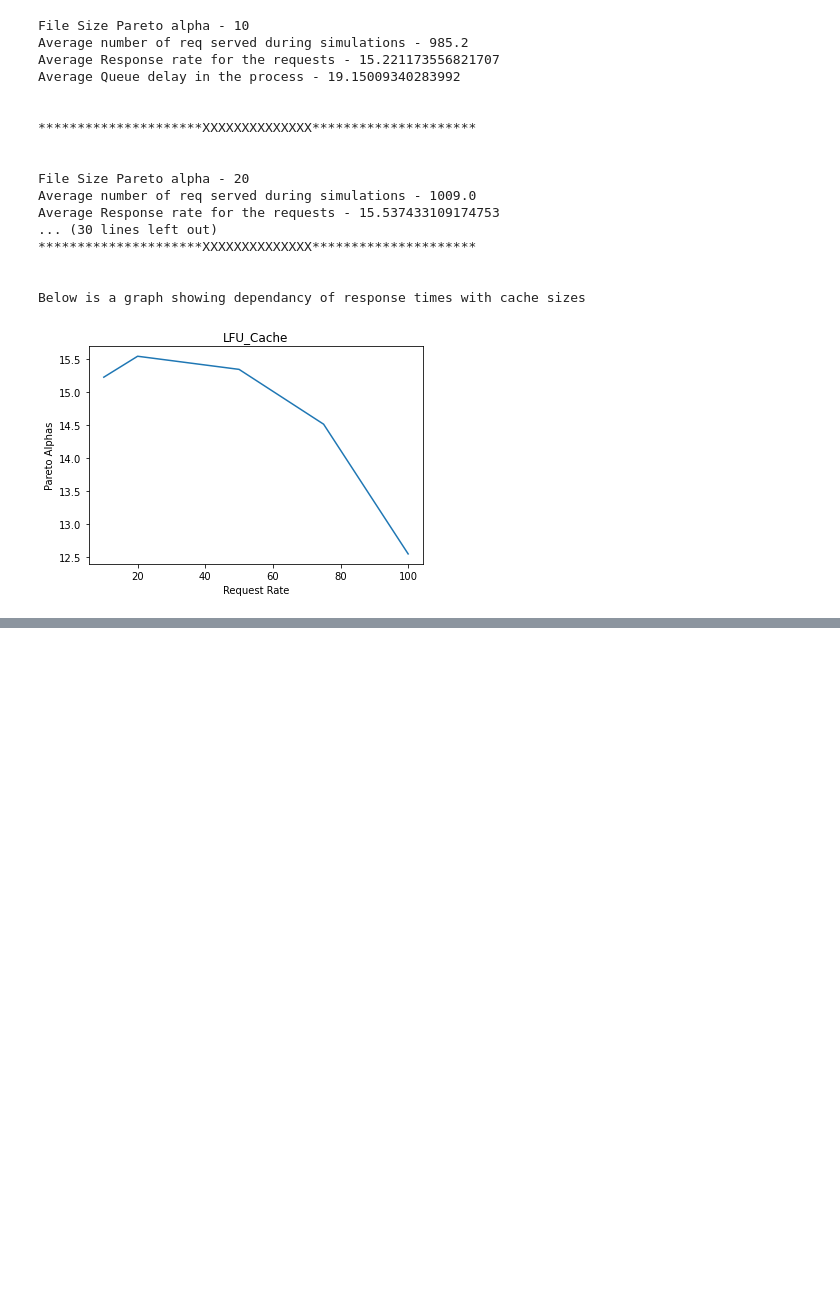
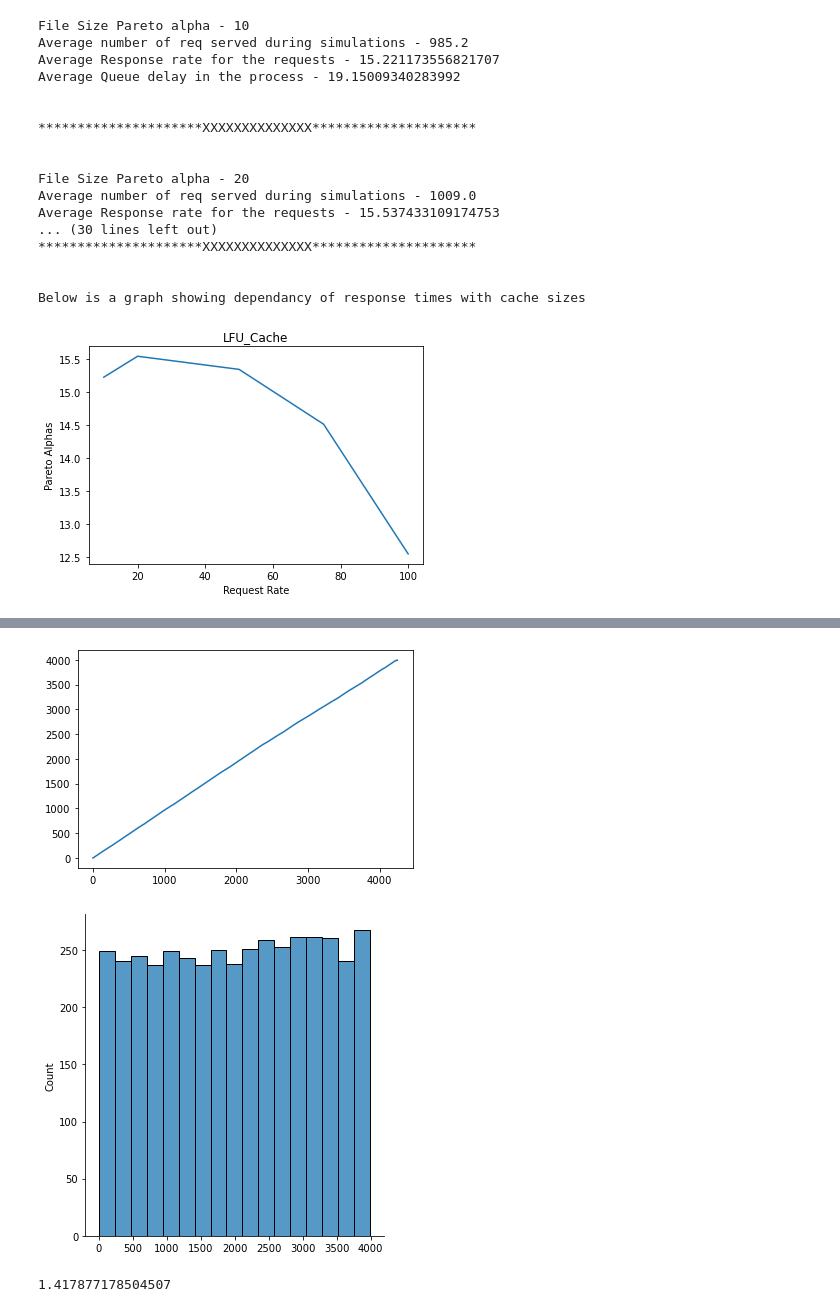
Before and after one commit to Sumeet2807/Cache-Simulator, a Jupyter notebook: simulator.ipynb, the cells around one changed output, grey strips where cells are left out. Cells and saved outputs as stored; diff of their text form; code cells hidden in the pictures; blank space fills up the shorter version.

```diff
--- a/simulator.ipynb
+++ b/simulator.ipynb
@@ -329,0 +393,14 @@ Below is a graph showing dependancy of response times with cache sizes
+# %%
+p = sns.lineplot(data=sim.fifo_size)
+# p.set_xlim(0,10)
+plt.show()
+p = sns.displot(sim.fifo_size)
+# p.set_xlim(0,10)
+plt.show()
+# %% [output]
+[figure, added]
+[figure, added]
+# %%
+np.median(files.size)
+# %% [output]
+1.417877178504507
```
Also changed, not shown: parts of 4 cells of this notebook, 3 other files.
